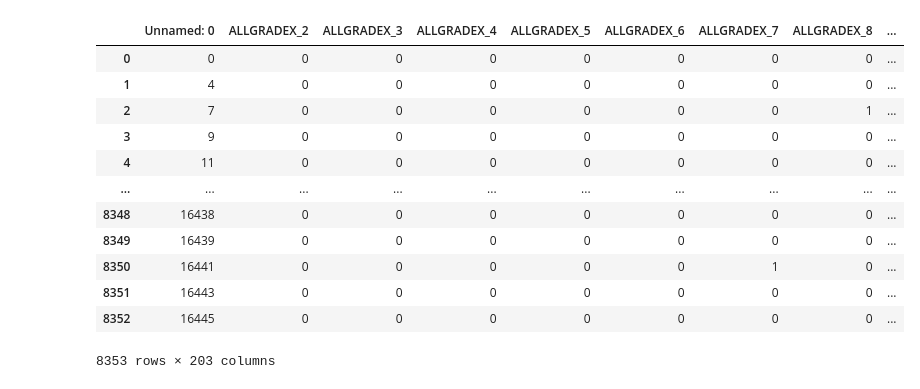
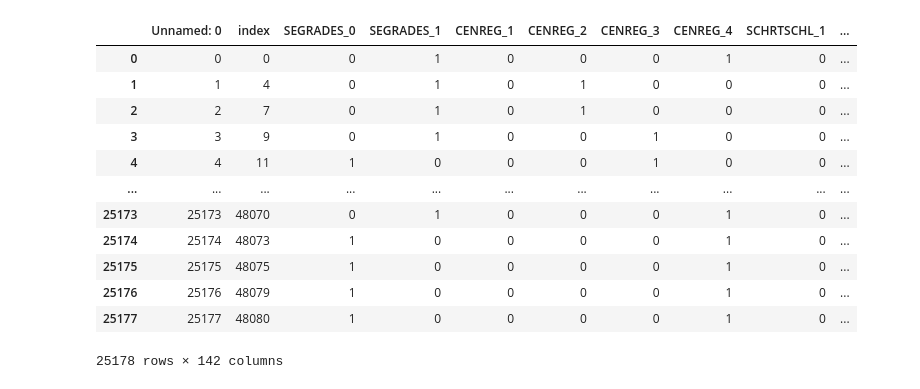
Before and after one commit to agmeadows/Student_Success_Analysis, a Jupyter notebook: Optimize/Bag_and_Boost_trials.ipynb, the cells around one changed output. Cells and saved outputs as stored; diff of their text form; code cells hidden in the pictures.

Commit message:
fix merge conflicts

```diff
--- a/Optimize/Bag_and_Boost_trials.ipynb
+++ b/Optimize/Bag_and_Boost_trials.ipynb
@@ -7,20 +7,20 @@ from sklearn.metrics import classification_report
 from sklearn.ensemble import RandomForestClassifier, ExtraTreesClassifier, AdaBoostClassifier
 # %%
 # load csv
-file_load = "../Resources/nhes_19_pfi_cleaned.csv"
+file_load = "../Resources/nhes_merged_pfi_cleaned.csv"
 learning_data_df = pd.read_csv(file_load)
 learning_data_df
 # %% [output]
-|  | Unnamed: 0 | ALLGRADEX_2 | ALLGRADEX_3 | ALLGRADEX_4 | ALLGRADEX_5 | ALLGRADEX_6 | ALLGRADEX_7 | ALLGRADEX_8 | ... |
-| 0 | 0 | 0 | 0 | 0 | 0 | 0 | 0 | 0 | ... |
-| 1 | 4 | 0 | 0 | 0 | 0 | 0 | 0 | 0 | ... |
-| 2 | 7 | 0 | 0 | 0 | 0 | 0 | 0 | 1 | ... |
-| 3 | 9 | 0 | 0 | 0 | 0 | 0 | 0 | 0 | ... |
-| 4 | 11 | 0 | 0 | 0 | 0 | 0 | 0 | 0 | ... |
-| ... | ... | ... | ... | ... | ... | ... | ... | ... | ... |
-| 8348 | 16438 | 0 | 0 | 0 | 0 | 0 | 0 | 0 | ... |
-| 8349 | 16439 | 0 | 0 | 0 | 0 | 0 | 0 | 0 | ... |
-| 8350 | 16441 | 0 | 0 | 0 | 0 | 0 | 1 | 0 | ... |
-| 8351 | 16443 | 0 | 0 | 0 | 0 | 0 | 0 | 0 | ... |
-| 8352 | 16445 | 0 | 0 | 0 | 0 | 0 | 0 | 0 | ... |
+|  | Unnamed: 0 | index | SEGRADES_0 | SEGRADES_1 | CENREG_1 | CENREG_2 | CENREG_3 | CENREG_4 | SCHRTSCHL_1 | ... |
+| 0 | 0 | 0 | 0 | 1 | 0 | 0 | 0 | 1 | 0 | ... |
+| 1 | 1 | 4 | 0 | 1 | 0 | 1 | 0 | 0 | 0 | ... |
+| 2 | 2 | 7 | 0 | 1 | 0 | 1 | 0 | 0 | 0 | ... |
+| 3 | 3 | 9 | 0 | 1 | 0 | 0 | 1 | 0 | 0 | ... |
+| 4 | 4 | 11 | 1 | 0 | 0 | 0 | 1 | 0 | 0 | ... |
+| ... | ... | ... | ... | ... | ... | ... | ... | ... | ... | ... |
+| 25173 | 25173 | 48070 | 0 | 1 | 0 | 0 | 0 | 1 | 0 | ... |
+| 25174 | 25174 | 48073 | 1 | 0 | 0 | 0 | 0 | 1 | 0 | ... |
+| 25175 | 25175 | 48075 | 1 | 0 | 0 | 0 | 0 | 1 | 0 | ... |
+| 25176 | 25176 | 48079 | 1 | 0 | 0 | 0 | 0 | 1 | 0 | ... |
+| 25177 | 25177 | 48080 | 1 | 0 | 0 | 0 | 0 | 1 | 0 | ... |
-8353 rows × 203 columns
+25178 rows × 142 columns
```
Also changed, not shown: parts of 17 cells of this notebook, 11 other files.
